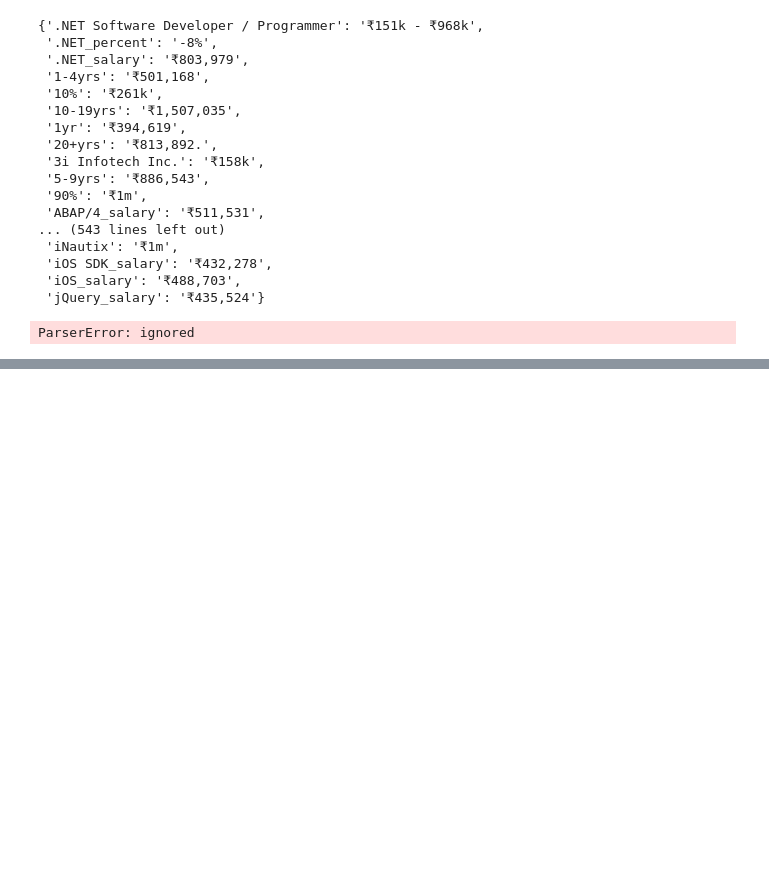
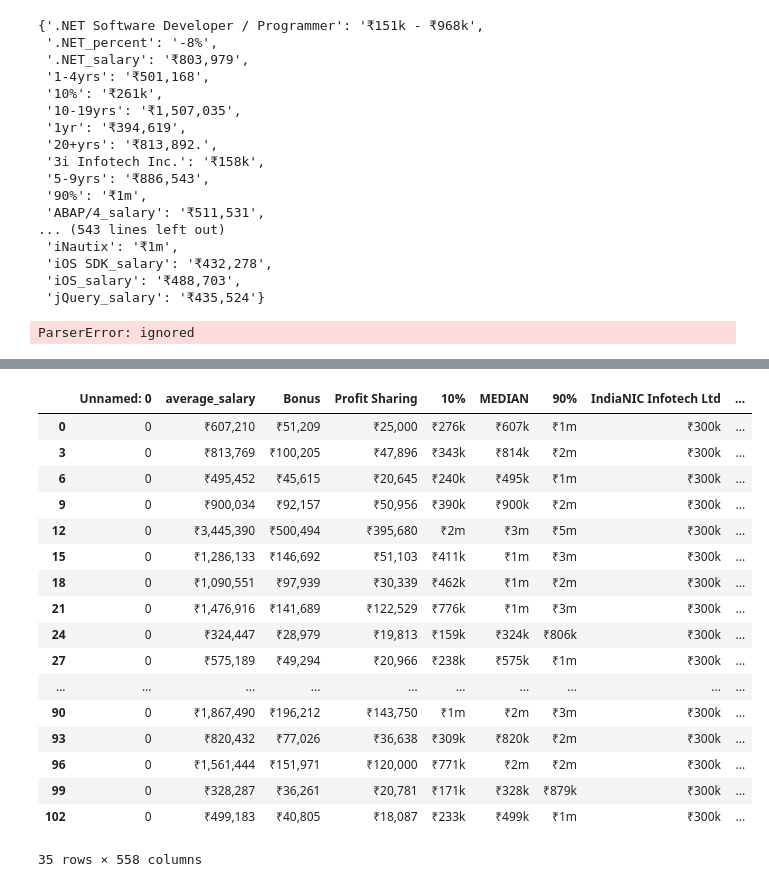
Before and after one commit to saigirishgilly98/Major_Project, a Jupyter notebook: WebScraping.ipynb, the cells around one changed output, grey strips where cells are left out. Drawn from its saved outputs; the diff is of its cells as text; code cells hidden in the pictures; blank space fills up the shorter version.

```diff
--- a/WebScraping.ipynb
+++ b/WebScraping.ipynb
@@ -219,0 +295,40 @@ ParserError: ignored
+# %%
+df1 = pd.read_csv('Business_Analyst%2C_IT.csv')
+df2= pd.read_csv('Data_Scientist.csv')
+df3 = pd.read_csv('Database_Administrator_(DBA).csv')
+df4 = pd.read_csv('Information_Technology_(IT)_Consultant.csv')
+df5 = pd.read_csv('Information_Technology_(IT)_Director.csv')
+df6 = pd.read_csv('Information_Technology_(IT)_Manager.csv')
+df7 = pd.read_csv('Information_Technology_Specialist.csv')
+df8 = pd.read_csv('Lead_Software_Engineer.csv')
+df9 = pd.read_csv('Network_Engineer.csv')
+df10 = pd.read_csv('Oracle_Database_Administrator_(DBA).csv')
+df11 = pd.read_csv('Product_Manager%2C_Software.csv')
+df12 = pd.read_csv('Project_Manager%2C_Information_Technology_(IT).csv')
+df13 = pd.read_csv('Project_Manager%2C_Software_Development.csv')
+df14 = pd.read_csv('Quality_Assurance_(QA)_Engineer.csv')
+df15 = pd.read_csv('SAP_Consultant.csv')
+df16 = pd.read_csv('Security_Consultant%2C_(Computing_%2F_Networking_%2F_Information_Technology).csv')
+df17 = pd.read_csv('Senior_Database_Administrator_(DBA).csv')
+df18 = pd.read_csv('Senior_Software_Engineer.csv')
+df19 = pd.read_csv('Senior_Systems_Analyst (1).csv')
+df20 = pd.read_csv('Senior_Systems_Analyst.csv')
+df21 = pd.read_csv('Senior_Systems_Engineer.csv')
+df22 = pd.read_csv('Senior_Technical_Consultant.csv')
+df23 = pd.read_csv('Software_Architect.csv')
+df24 = pd.read_csv('Software_Developer.csv')
+df25 = pd.read_csv('Software_Engineer.csv')
+df26 = pd.read_csv('Solutions_Architect.csv')
+df27 = pd.read_csv('Sr._Software_Engineer_%2F_Developer_%2F_Programmer.csv')
+df28 = pd.read_csv('Systems_Administrator.csv')
+df29 = pd.read_csv('Systems_Analyst.csv')
+df30 = pd.read_csv('Systems_Engineer_(Computer_Networking_%2F_IT).csv')
+df31 = pd.read_csv('Technical_Architect.csv')
+df32 = pd.read_csv('Technical_Consultant.csv')
+df33 = pd.read_csv('Technical_Project_Manager.csv')
+df34 = pd.read_csv('Technical_Support_Engineer.csv')
+df35 = pd.read_csv('Technical_Support_Specialist.csv')
+
+result = pd.concat([df1, df2, df3, df4, df5, df6, df7, df8, df9, df10, df11, df12, df13, df14, df15, df16, df17, df18, df19, df20, df21, df22, df23, df24, df25, df26, df27, df28, df29, df30, df31, df32, df33, df34, df35], axis=0, ignore_index=True)
+
+result
@@ -219,0 +366,22 @@ ParserError: ignored
+# %%
+result = result[result['Unnamed: 0'] == 0]
+result
+# %% [output]
+|  | Unnamed: 0 | average_salary | Bonus | Profit Sharing | 10% | MEDIAN | 90% | IndiaNIC Infotech Ltd | ... |
+| 0 | 0 | ₹607,210 | ₹51,209 | ₹25,000 | ₹276k | ₹607k | ₹1m | ₹300k | ... |
+| 3 | 0 | ₹813,769 | ₹100,205 | ₹47,896 | ₹343k | ₹814k | ₹2m | ₹300k | ... |
+| 6 | 0 | ₹495,452 | ₹45,615 | ₹20,645 | ₹240k | ₹495k | ₹1m | ₹300k | ... |
+| 9 | 0 | ₹900,034 | ₹92,157 | ₹50,956 | ₹390k | ₹900k | ₹2m | ₹300k | ... |
+| 12 | 0 | ₹3,445,390 | ₹500,494 | ₹395,680 | ₹2m | ₹3m | ₹5m | ₹300k | ... |
+| 15 | 0 | ₹1,286,133 | ₹146,692 | ₹51,103 | ₹411k | ₹1m | ₹3m | ₹300k | ... |
+| 18 | 0 | ₹1,090,551 | ₹97,939 | ₹30,339 | ₹462k | ₹1m | ₹2m | ₹300k | ... |
+| 21 | 0 | ₹1,476,916 | ₹141,689 | ₹122,529 | ₹776k | ₹1m | ₹3m | ₹300k | ... |
+| 24 | 0 | ₹324,447 | ₹28,979 | ₹19,813 | ₹159k | ₹324k | ₹806k | ₹300k | ... |
+| 27 | 0 | ₹575,189 | ₹49,294 | ₹20,966 | ₹238k | ₹575k | ₹1m | ₹300k | ... |
+| ... | ... | ... | ... | ... | ... | ... | ... | ... | ... |
+| 90 | 0 | ₹1,867,490 | ₹196,212 | ₹143,750 | ₹1m | ₹2m | ₹3m | ₹300k | ... |
+| 93 | 0 | ₹820,432 | ₹77,026 | ₹36,638 | ₹309k | ₹820k | ₹2m | ₹300k | ... |
+| 96 | 0 | ₹1,561,444 | ₹151,971 | ₹120,000 | ₹771k | ₹2m | ₹2m | ₹300k | ... |
+| 99 | 0 | ₹328,287 | ₹36,261 | ₹20,781 | ₹171k | ₹328k | ₹879k | ₹300k | ... |
+| 102 | 0 | ₹499,183 | ₹40,805 | ₹18,087 | ₹233k | ₹499k | ₹1m | ₹300k | ... |
+35 rows × 558 columns
```
Also changed, not shown: parts of 11 cells of this notebook.
